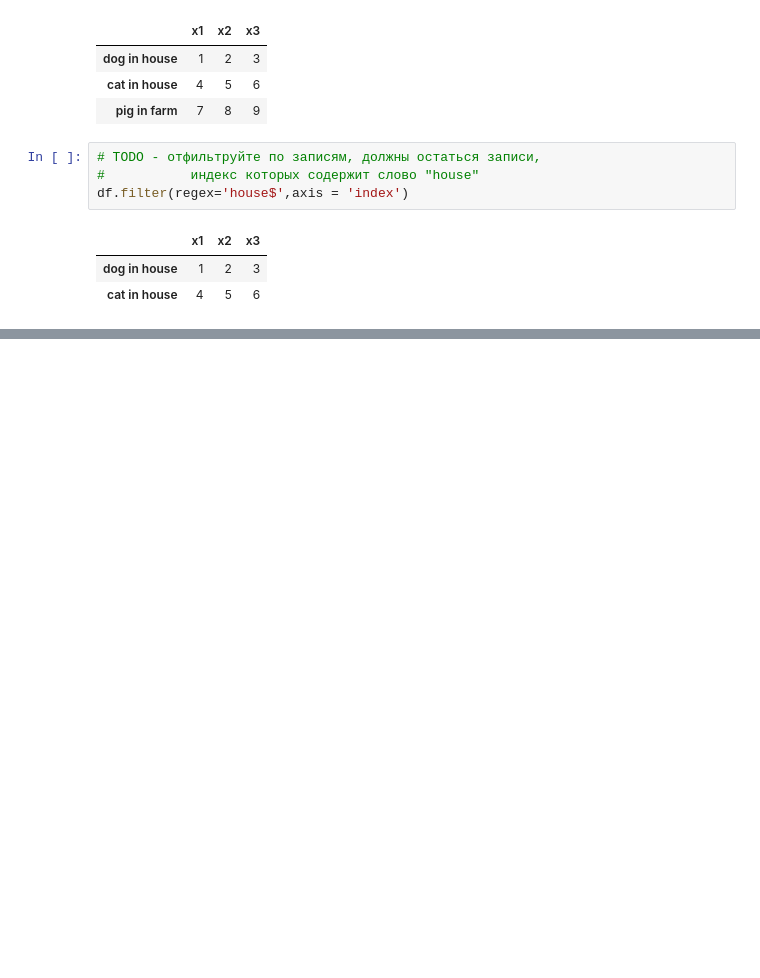
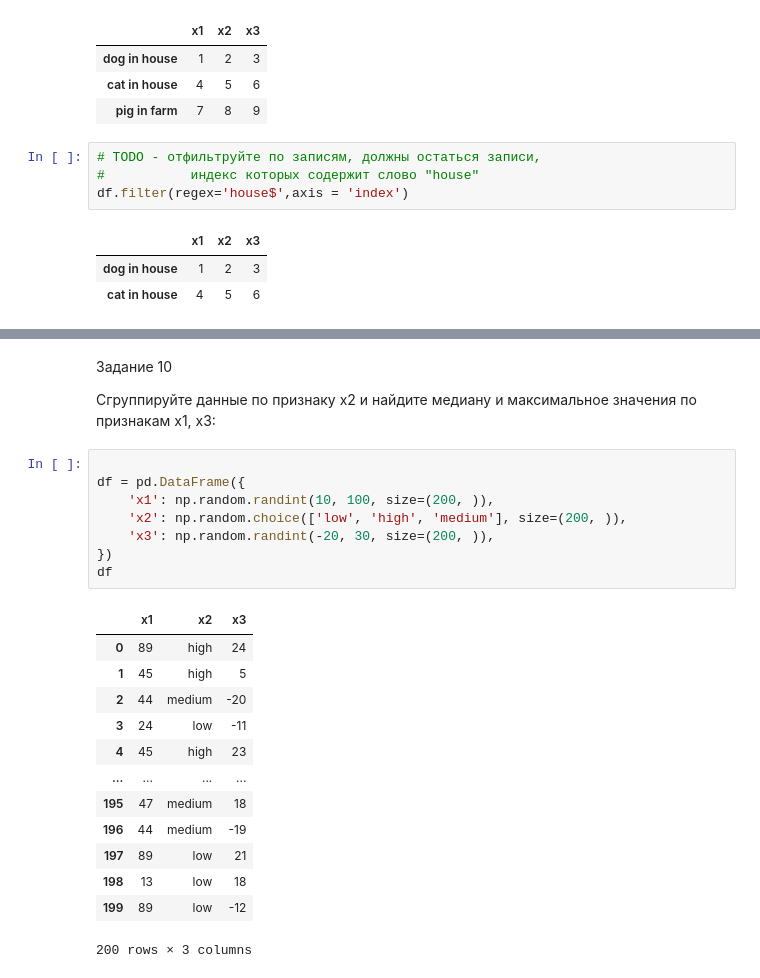
Before and after one commit to Nivoter/ML, a Jupyter notebook: PR03.ipynb, the cells around one changed output, grey strips where cells are left out. Cells and saved outputs as stored; diff of their text form; blank space fills up the shorter version.

```diff
--- a/PR03.ipynb
+++ b/PR03.ipynb
@@ -237,0 +323,27 @@ df.filter(regex='house$',axis = 'index')
+# %% [markdown]
+
+Задание 10
+
+Сгруппируйте данные по признаку x2 и найдите медиану и максимальное значения по признакам x1, x3:
+# %%
+
+df = pd.DataFrame({
+    'x1': np.random.randint(10, 100, size=(200, )),
+    'x2': np.random.choice(['low', 'high', 'medium'], size=(200, )),
+    'x3': np.random.randint(-20, 30, size=(200, )),
+})
+df
+# %% [output]
+|  | x1 | x2 | x3 |
+| 0 | 89 | high | 24 |
+| 1 | 45 | high | 5 |
+| 2 | 44 | medium | -20 |
+| 3 | 24 | low | -11 |
+| 4 | 45 | high | 23 |
+| ... | ... | ... | ... |
+| 195 | 47 | medium | 18 |
+| 196 | 44 | medium | -19 |
+| 197 | 89 | low | 21 |
+| 198 | 13 | low | 18 |
+| 199 | 89 | low | -12 |
+200 rows × 3 columns
```
Also changed, not shown: parts of 15 cells of this notebook.
